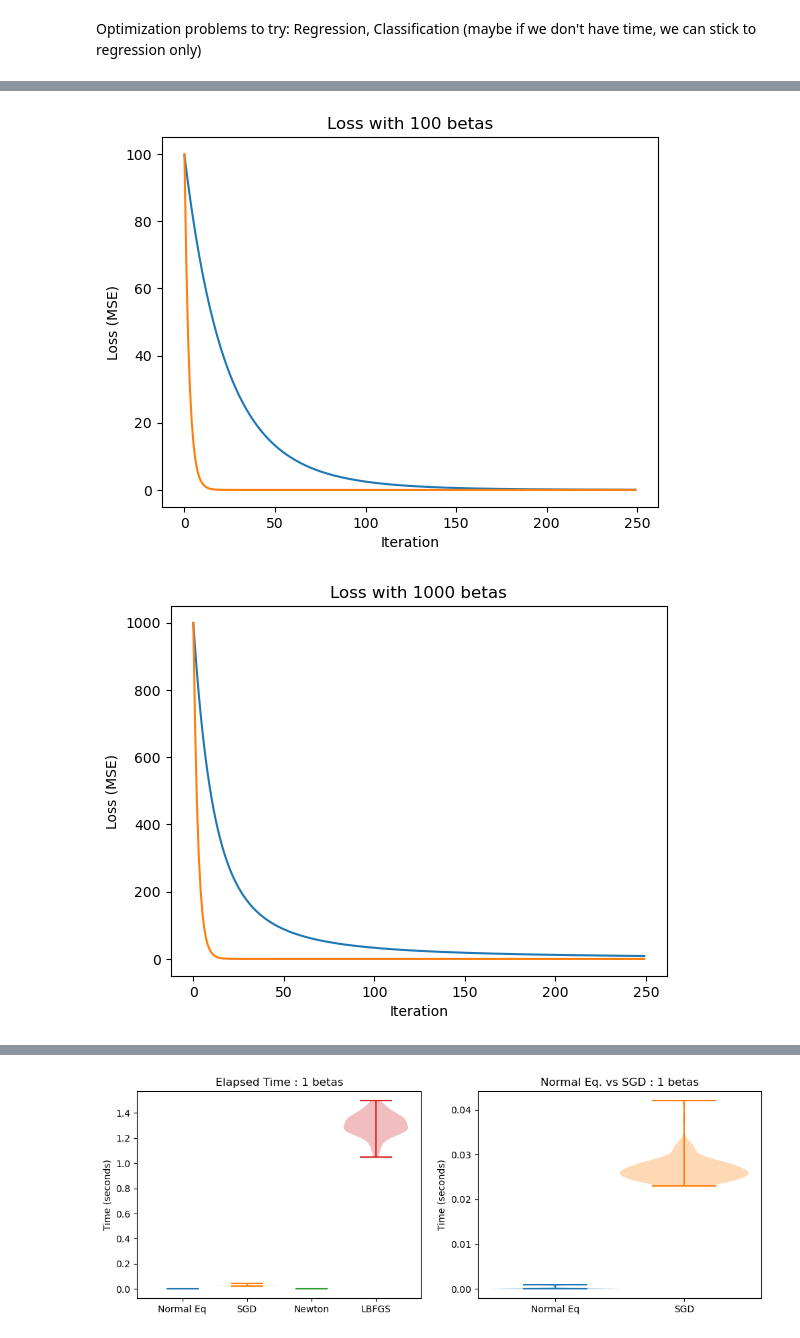
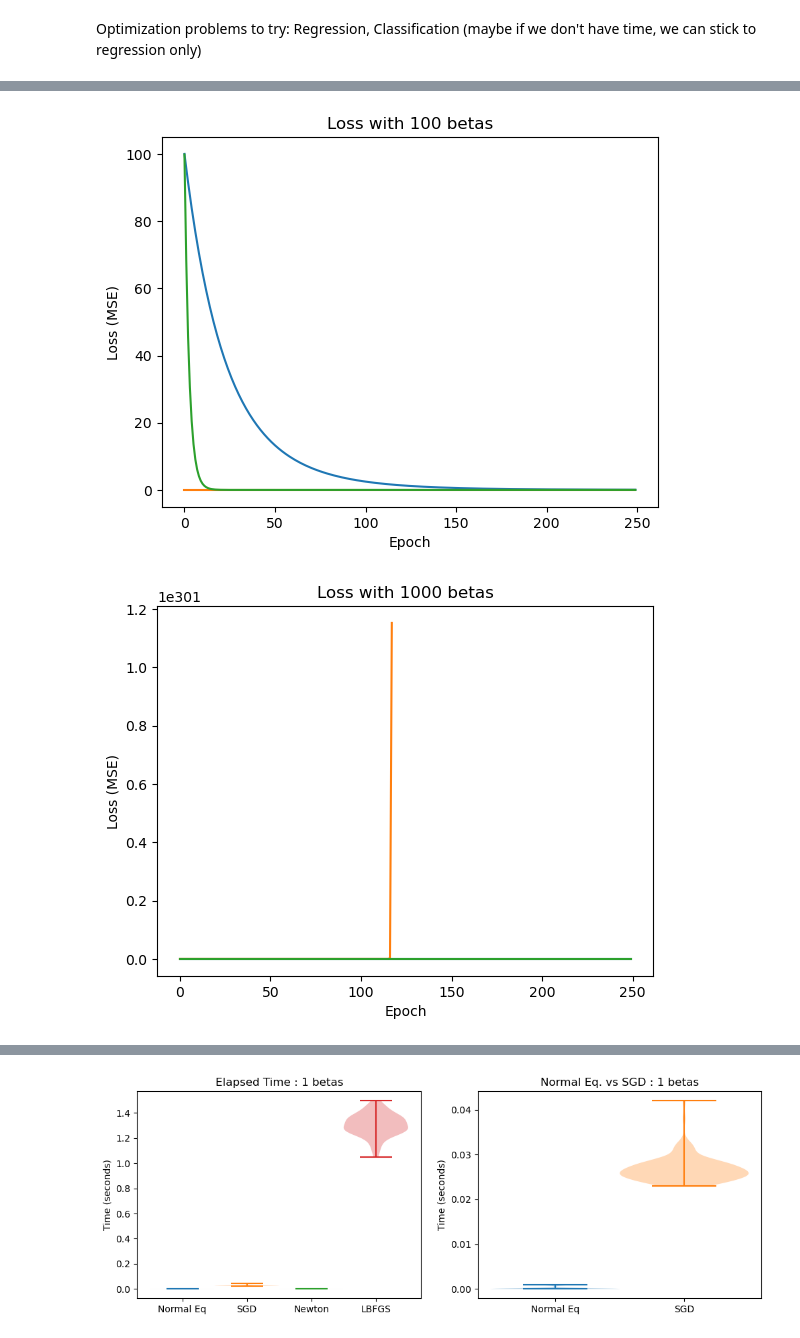
Before and after one commit to ryanhammonds/dsc210, a Jupyter notebook: project/Optimization Work.ipynb, the cells around one changed output, grey strips where cells are left out. Saved outputs shown, nothing was run; the diff lists cells and outputs as text; code cells hidden in the pictures.

Commit message:
Newton's method derivation, added Newton's method-MSE loss per epoch

```diff
--- a/project/Optimization Work.ipynb
+++ b/project/Optimization Work.ipynb
@@ -270,13 +432,13 @@ Optimization problems to try: Regression, Classification (maybe if we don't have
 # %%
 # Number of simulations
 n_sim = 100
-
+#n_sim = 1
 # Number of observations
 n = 1000
 
 # Number of features
 ms = [1, 10, 100,1000]
-
+#ms = [1]
 # Number of epochs
 n_epochs = 250
 
@@ -328,7 +490,7 @@ for im, m in enumerate(ms):
 
         # LBFGS  !! this is super slow, either reduce iterations or multiprocess !!
         # Took ~30 seconds for 20 iterations
-        # Took ~2 mintutes for each 100 iterations; 1,10,100,1000 betas
+        # 1000 betas is very slow
         model_lbfgs, loss_hist_lbfgs, elapsed_lbfgs = \
             train_model(X, y, method='LBFGS', n_epochs=n_epochs)
 
@@ -340,7 +502,9 @@ for im, m in enumerate(ms):
 
         # DO NEWTON'S
         start = time.time()
-        b_newton = Newton(X,y)[:,0]
+        res_newton = Newton(X,y,max_iter = n_epochs)
+        b_newton = res_newton[0][:,0]
+        loss_history['newton'][im,i] = res_newton[1]
         end = time.time()
 
         beta_mse['newton'][im, i] = float(((b_newton-b)**2).mean())
@@ -348,11 +521,16 @@ for im, m in enumerate(ms):
 # %%
 # Loss starts higher as betas increases, but rate of descent is similar
 #   We could quantify rate of convergence as the exponential decay rate of loss
+
+# Another thing we can do is to simply report the iteration where there is the minimum loss
+#(this should be the point of convergence)
+
 for i in range(4):
     plt.figure(i)
     plt.title(f'Loss with {ms[i]} betas')
     plt.plot(loss_history['sgd'][i].mean(axis=0), label='SGD')
+    plt.plot(loss_history['newton'][i].mean(axis=0), label='Newton')
     plt.plot(loss_history['lbfgs'][i].mean(axis=0), label='LBFGS')
     plt.ylabel('Loss (MSE)')
-    plt.xlabel('Iteration')
+    plt.xlabel('Epoch')
 # %% [output]
@@ -361,2 +539,2 @@ for i in range(4):
-[figure, old version]
+[figure, new version]
-[figure, old version]
+[figure, new version]
```
Also changed, not shown: parts of 12 cells of this notebook.
